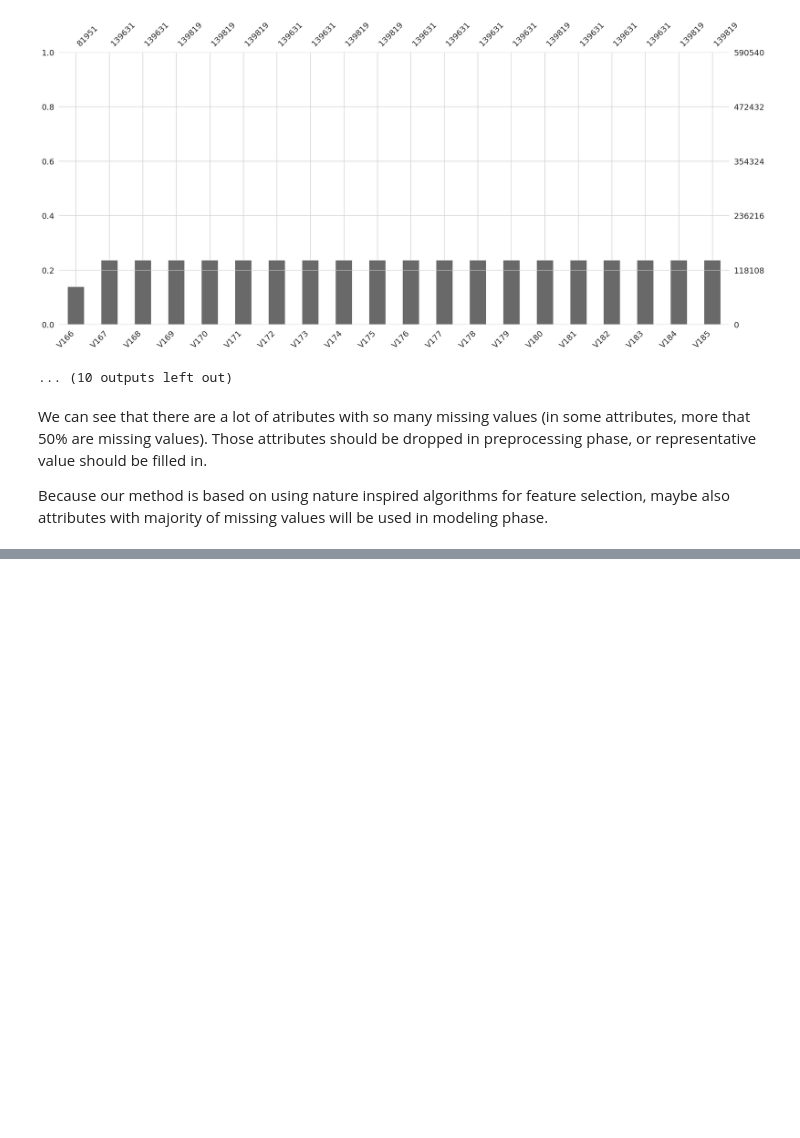
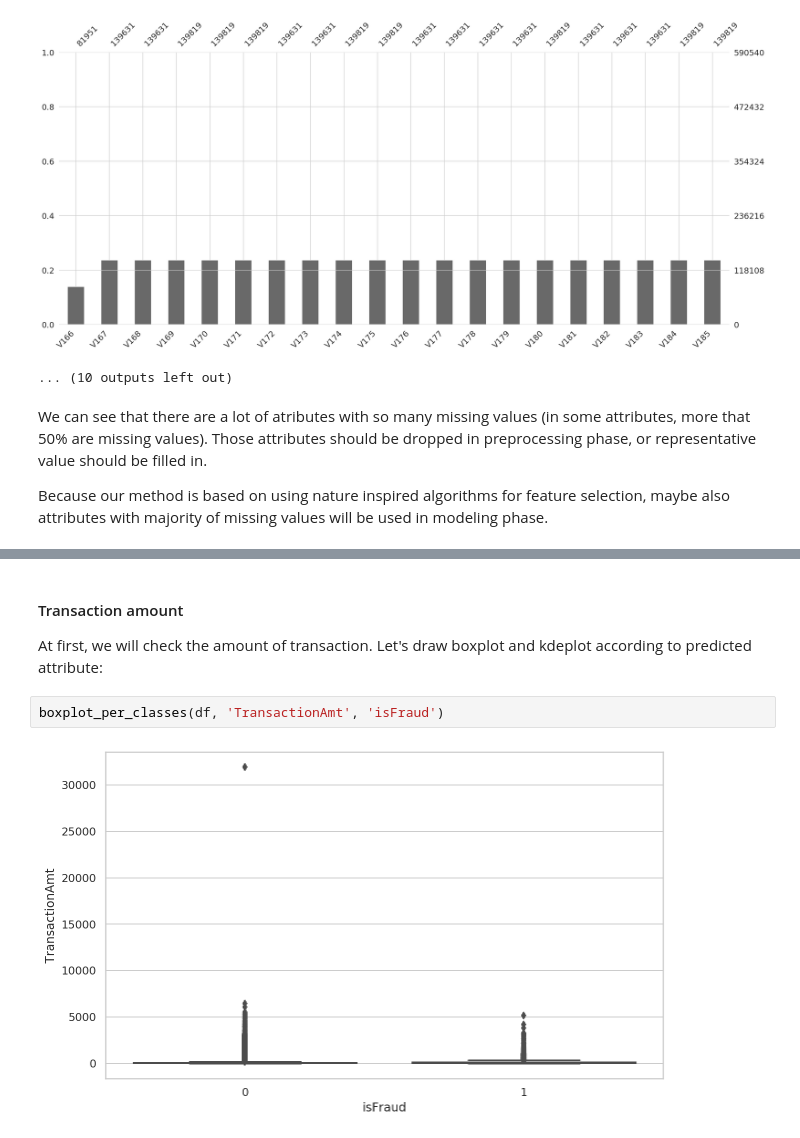
Before and after one commit to pmacinec/transactions-fraud-detection, a Jupyter notebook: notebooks/1_data_analysis.ipynb, the cells around one changed output, grey strips where cells are left out. Saved outputs shown, nothing was run; the diff lists cells and outputs as text; blank space fills up the shorter version.

```diff
--- a/notebooks/1_data_analysis.ipynb
+++ b/notebooks/1_data_analysis.ipynb
@@ -159,0 +227,8 @@ Because our method is based on using nature inspired algorithms for feature sele
+# %% [markdown]
+#### Transaction amount
+
+At first, we will check the amount of transaction. Let's draw boxplot and kdeplot according to predicted attribute:
+# %%
+boxplot_per_classes(df, 'TransactionAmt', 'isFraud')
+# %% [output]
+[figure, added]
```
Also changed, not shown: parts of 72 cells of this notebook.
